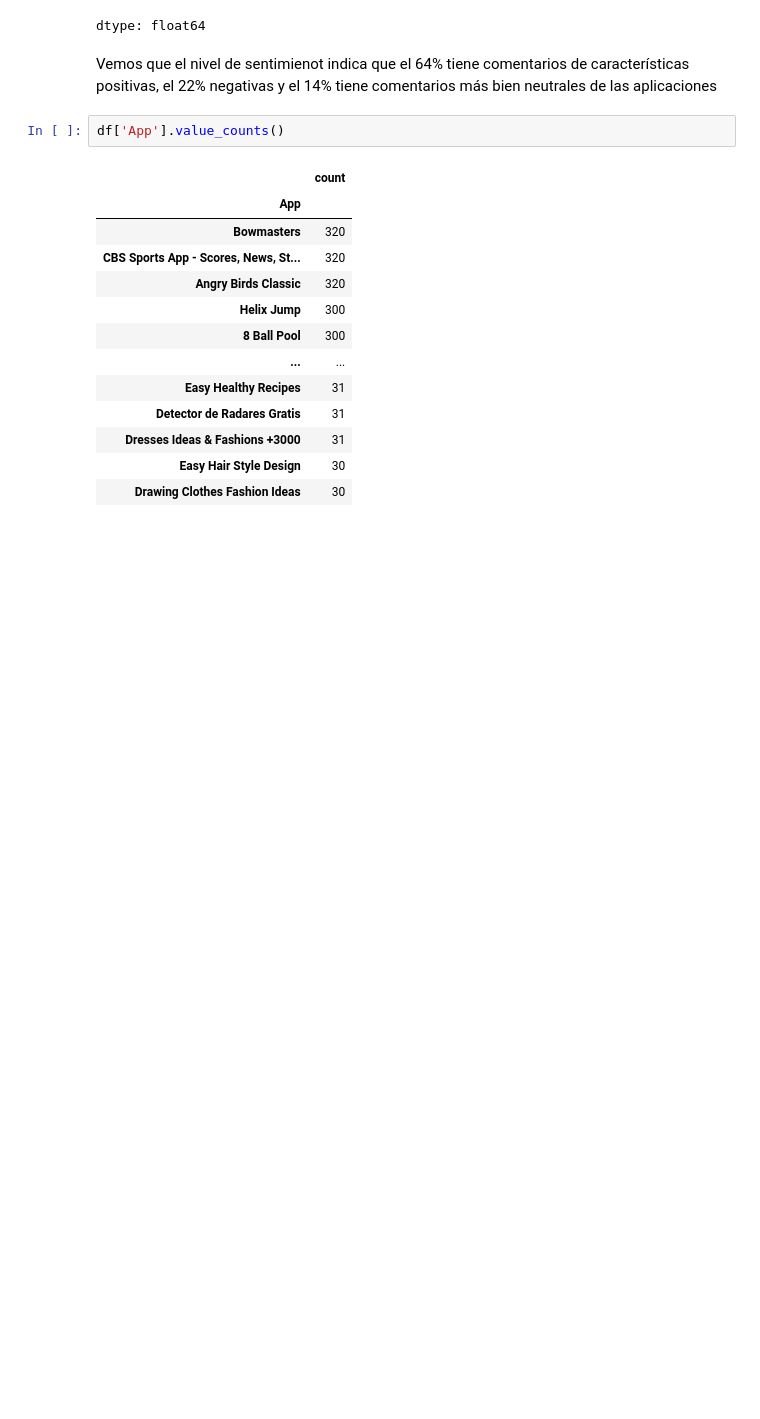
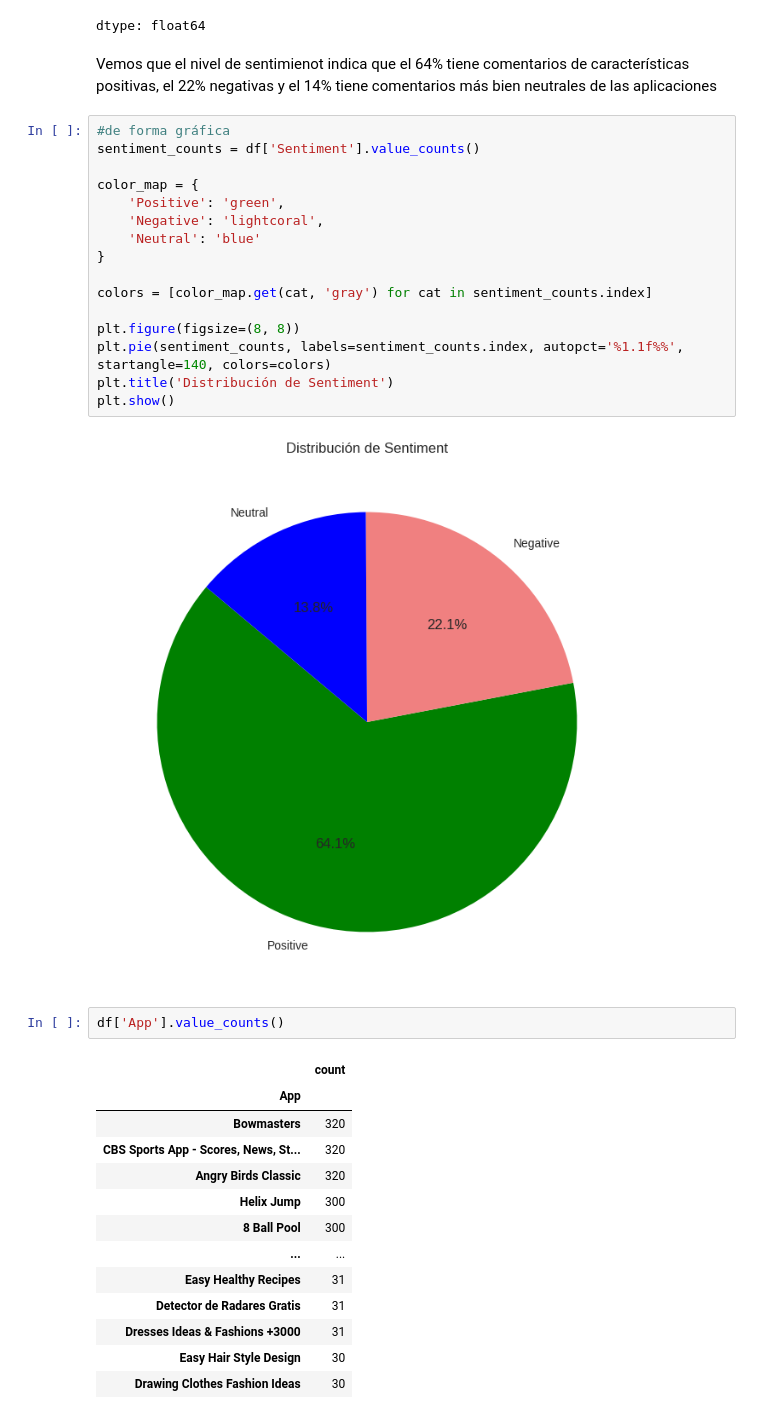
Before and after one commit to andreaperaltabarria/tareas, a Jupyter notebook: Andrea_Peralta_UDD_Proyecto_M7.ipynb, the cells around one changed output. Saved outputs shown, nothing was run; the diff lists cells and outputs as text; blank space fills up the shorter version.

```diff
--- a/Andrea_Peralta_UDD_Proyecto_M7.ipynb
+++ b/Andrea_Peralta_UDD_Proyecto_M7.ipynb
@@ -144,6 +145,24 @@ df['Sentiment'].value_counts('%')
 dtype: float64
 # %% [markdown]
 Vemos que el nivel de sentimienot indica que el 64% tiene comentarios de características positivas, el 22% negativas y el 14% tiene comentarios más bien neutrales de las aplicaciones
+# %%
+#de forma gráfica
+sentiment_counts = df['Sentiment'].value_counts()
+
+color_map = {
+    'Positive': 'green',
+    'Negative': 'lightcoral',
+    'Neutral': 'blue'
+}
+
+colors = [color_map.get(cat, 'gray') for cat in sentiment_counts.index]
+
+plt.figure(figsize=(8, 8))
+plt.pie(sentiment_counts, labels=sentiment_counts.index, autopct='%1.1f%%', startangle=140, colors=colors)
+plt.title('Distribución de Sentiment')
+plt.show()
+# %% [output]
+[figure, added]
 # %%
 df['App'].value_counts()
 # %% [output]
```
Also changed, not shown: parts of 33 cells of this notebook.
